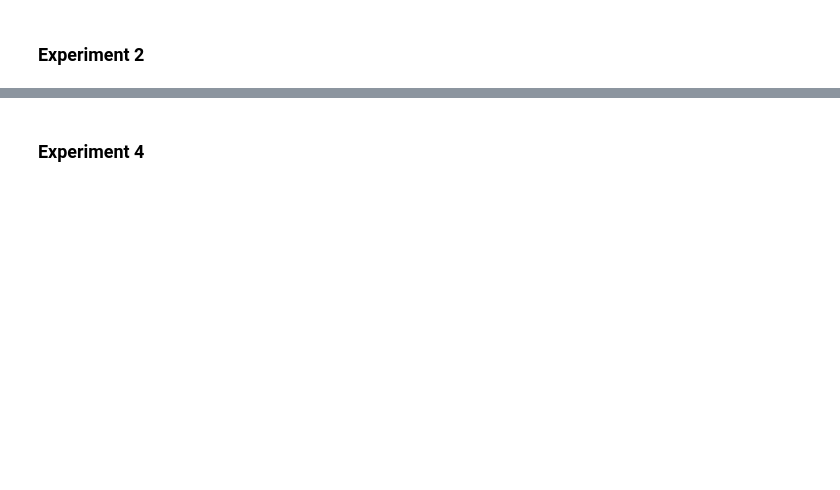
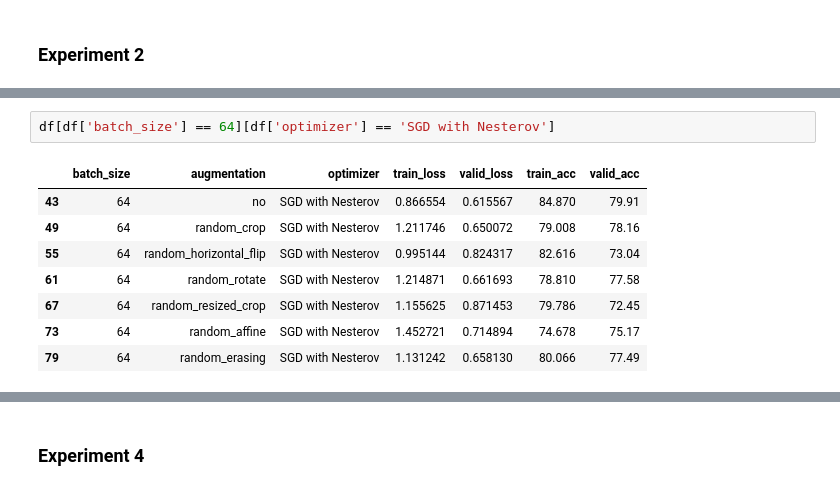
Before and after one commit to suriya-jambunathan/Modified-ResNet, a Jupyter notebook: main.ipynb, the cells around one changed output, grey strips where cells are left out. Saved outputs shown, nothing was run; the diff lists cells and outputs as text; blank space fills up the shorter version.

```diff
--- a/main.ipynb
+++ b/main.ipynb
@@ -303,0 +1802,11 @@ Files already downloaded and verified
+# %%
+df[df['batch_size'] == 64][df['optimizer'] == 'SGD with Nesterov']
+# %% [output]
+|  | batch_size | augmentation | optimizer | train_loss | valid_loss | train_acc | valid_acc |
+| 43 | 64 | no | SGD with Nesterov | 0.866554 | 0.615567 | 84.870 | 79.91 |
+| 49 | 64 | random_crop | SGD with Nesterov | 1.211746 | 0.650072 | 79.008 | 78.16 |
+| 55 | 64 | random_horizontal_flip | SGD with Nesterov | 0.995144 | 0.824317 | 82.616 | 73.04 |
+| 61 | 64 | random_rotate | SGD with Nesterov | 1.214871 | 0.661693 | 78.810 | 77.58 |
+| 67 | 64 | random_resized_crop | SGD with Nesterov | 1.155625 | 0.871453 | 79.786 | 72.45 |
+| 73 | 64 | random_affine | SGD with Nesterov | 1.452721 | 0.714894 | 74.678 | 75.17 |
+| 79 | 64 | random_erasing | SGD with Nesterov | 1.131242 | 0.658130 | 80.066 | 77.49 |
```
Also changed, not shown: parts of 85 cells of this notebook, 1 other file.
